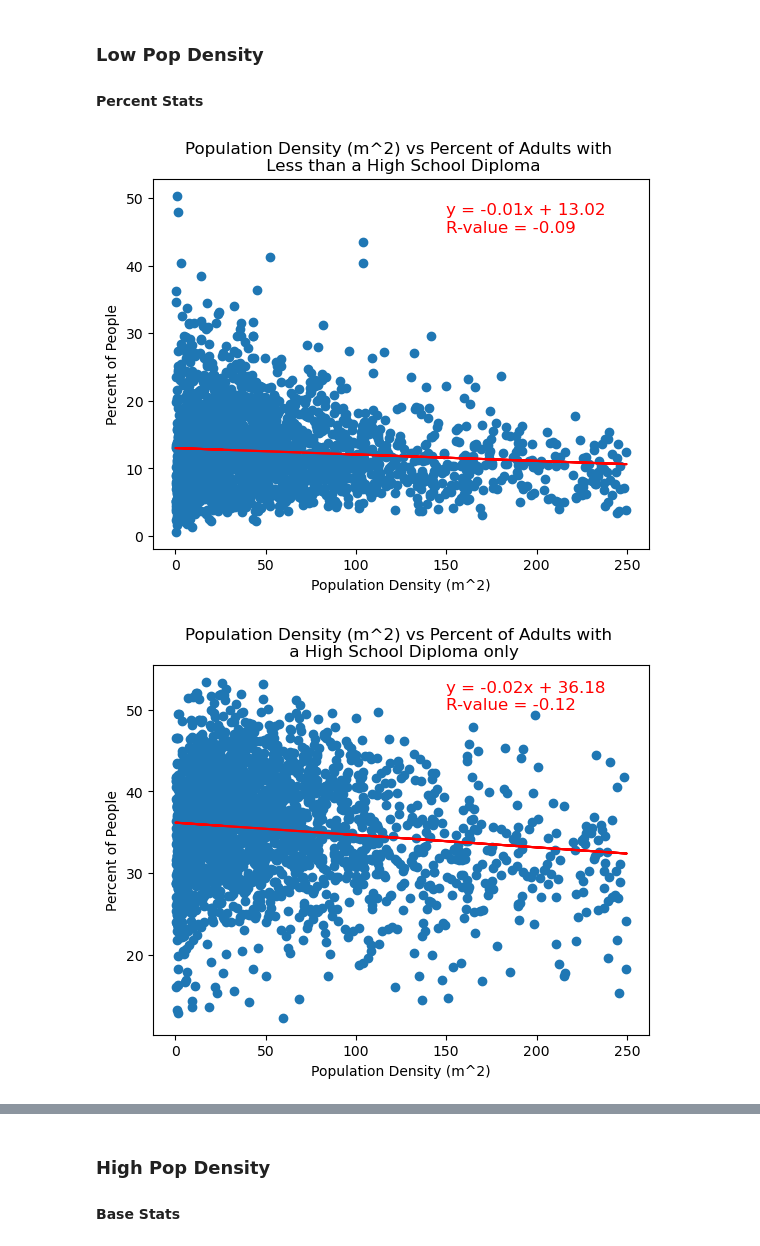
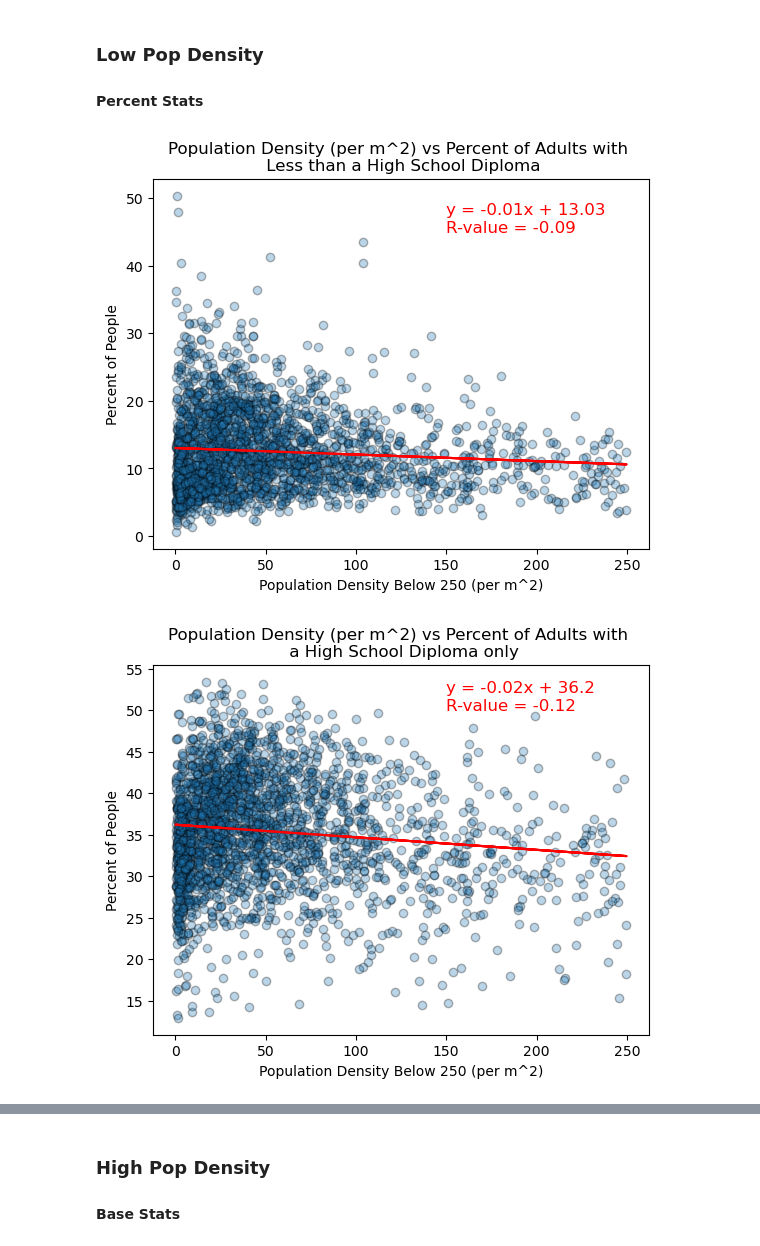
Before and after one commit to Morgen-Henry/Project-1, a Jupyter notebook: education_visual.ipynb, the cells around one changed output, grey strips where cells are left out. Cells and saved outputs as stored; diff of their text form; code cells hidden in the pictures.

```diff
--- a/education_visual.ipynb
+++ b/education_visual.ipynb
@@ -5,5 +6,8 @@ from scipy.stats import linregress
 # %%
 filepath = "C:\\Users\\ginav\\Desktop\\Analysis Projects\\Project 1\\Project-1\\full_data.csv"
 data = pd.read_csv(filepath)
-data.head()
+#data.head()
+
+complete_df = data.loc[~data.duplicated(subset=['County','State'])]
+complete_df.describe()
 # %% [output]
@@ -27,6 +28,6 @@ def linreg_function(x_values, y_values):
 #### Base Stats
 # %%
 # create data frame
-low_den_df = data.loc[data["Population Density (per m^2)"] < 250]
+low_den_df = complete_df.loc[complete_df["Population Density (per m^2)"] < 250]
 #low_den_df.head()
-low_den_df.columns
+#low_den_df.columns
@@ -130,18 +118,18 @@ plt.savefig("C:\\Users\\ginav\\Desktop\\Analysis Projects\\Project 1\\Project-1\
 #### Percent Stats
 # %%
 xValues = low_den_df["Population Density (per m^2)"]
-y1 = low_den_df["Percent Of Adults With Less Than A High School Diploma, 2017-21"]
-y2 = low_den_df["Percent Of Adults With A High School Diploma Only, 2017-21"]
-y3 = low_den_df["Percent Of Adults Completing Some College Or Associate'S Degree, 2017-21"]
-y4 = low_den_df["Percent Of Adults With A Bachelor'S Degree Or Higher, 2017-21"]
+ypLHS = low_den_df["Percent Of Adults With Less Than A High School Diploma, 2017-21"]
+ypHS = low_den_df["Percent Of Adults With A High School Diploma Only, 2017-21"]
+ypSC = low_den_df["Percent Of Adults Completing Some College Or Associate'S Degree, 2017-21"]
+ypBD = low_den_df["Percent Of Adults With A Bachelor'S Degree Or Higher, 2017-21"]
 # %%
-plt.scatter(xValues, y1)
+plt.scatter(xValues, ypLHS, edgecolors = 'black', alpha = .3)
 
-plt.title("Population Density (m^2) vs Percent of Adults with \n Less than a High School Diploma")
-plt.xlabel("Population Density (m^2)")
+plt.title("Population Density (per m^2) vs Percent of Adults with \n Less than a High School Diploma")
+plt.xlabel("Population Density Below 250 (per m^2)")
 plt.ylabel("Percent of People")
 
-(slope, intercept, rvalue, pvalue, stderr) = linregress(xValues, y1)
+(slope, intercept, rvalue, pvalue, stderr) = linregress(xValues, ypLHS)
 regress_values = xValues * slope + intercept
 line_eq = f"y = {round(slope,2)}x + {round(intercept,2)}\nR-value = {round(rvalue,2)}"
 
@@ -149,25 +137,25 @@ plt.plot(xValues,regress_values,"r-")
 plt.annotate(line_eq,fontsize=12,color="red", xy=(150, 45))
 plt.plot(xValues, regress_values, "r-")
 
-plt.savefig("C:\\Users\\ginav\\Desktop\\Analysis Projects\\Project 1\\Project-1\\percent-low-pop-less-than-hs-diploma")
+plt.savefig("C:\\Users\\ginav\\Desktop\\Analysis Projects\\Project 1\\Project-1\\percent-low-pop-less-than-hs-diploma", bbox_inches="tight")
 # %% [output]
-[figure, old version]
+[figure, new version]
 # %%
-plt.scatter(xValues, y2)
+plt.scatter(xValues, ypHS, edgecolors = 'black', alpha = .3)
 
-plt.title("Population Density (m^2) vs Percent of Adults with \n a High School Diploma only")
-plt.xlabel("Population Density (m^2)")
+plt.title("Population Density (per m^2) vs Percent of Adults with \n a High School Diploma only")
+plt.xlabel("Population Density Below 250 (per m^2)")
 plt.ylabel("Percent of People")
 
-(slope, intercept, rvalue, pvalue, stderr) = linregress(xValues, y2)
+(slope, intercept, rvalue, pvalue, stderr) = linregress(xValues, ypHS)
 regress_values = xValues * slope + intercept
 line_eq = f"y = {round(slope,2)}x + {round(intercept,2)}\nR-value = {round(rvalue,2)}"
 
 plt.plot(xValues,regress_values,"r-")
 plt.annotate(line_eq,fontsize=12,color="red", xy=(150, 50))
 plt.plot(xValues, regress_values, "r-")
 
-plt.savefig("C:\\Users\\ginav\\Desktop\\Analysis Projects\\Project 1\\Project-1\\percent-low-pop-hs-diploma-only")
+plt.savefig("C:\\Users\\ginav\\Desktop\\Analysis Projects\\Project 1\\Project-1\\percent-low-pop-hs-diploma-only", bbox_inches="tight")
 # %% [output]
-[figure, old version]
+[figure, new version]
 # %%
```
Also changed, not shown: parts of 23 cells of this notebook.
